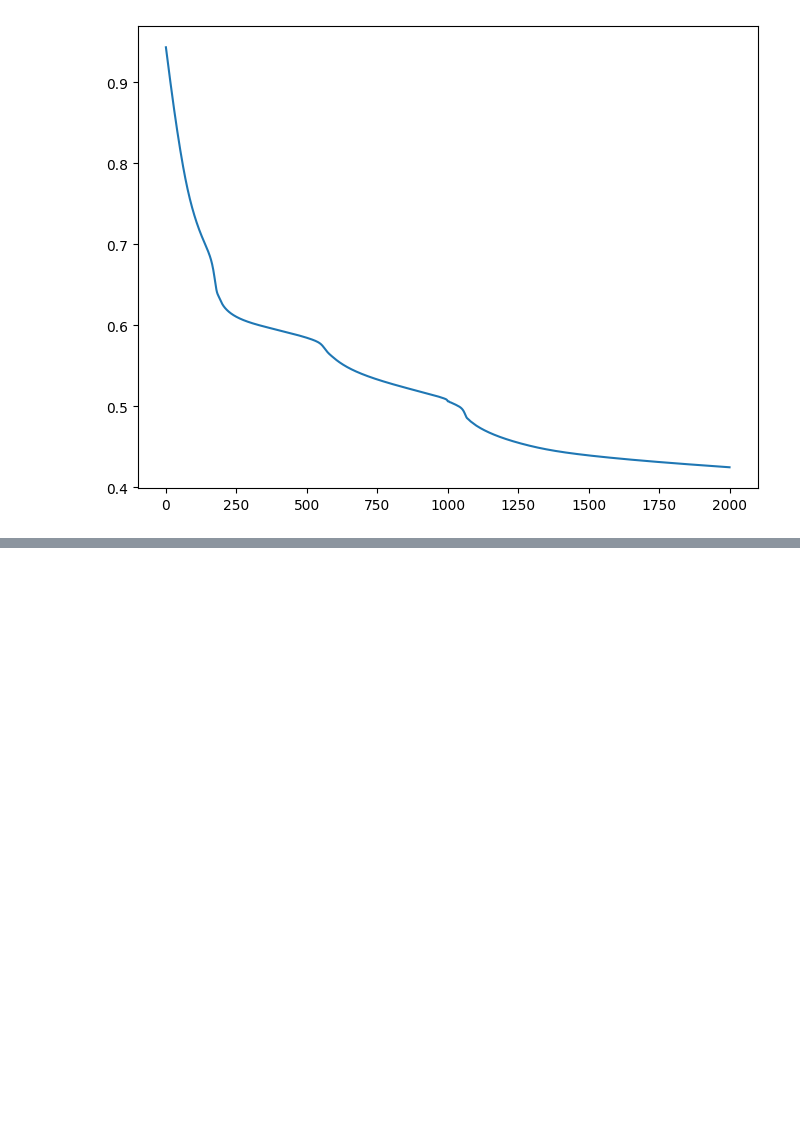
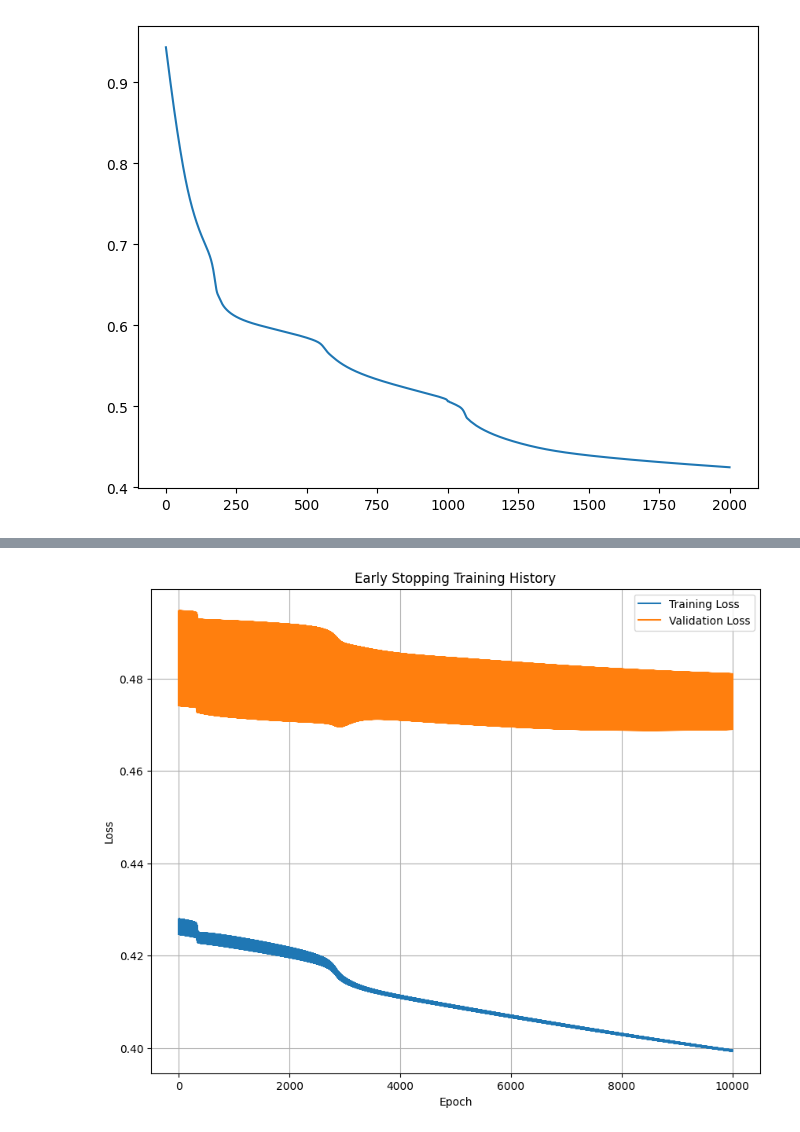
Before and after one commit to Shah-fahadml33/BackPropigation-and-MLP, a Jupyter notebook: MLP/Testing.ipynb, the cells around one changed output, grey strips where cells are left out. Saved outputs shown, nothing was run; the diff lists cells and outputs as text; code cells hidden in the pictures; blank space fills up the shorter version.

Commit message:
Fix training loops and add zerograd() calls, implement early stopping with loss tracking

```diff
--- a/MLP/Testing.ipynb
+++ b/MLP/Testing.ipynb
@@ -162,0 +183,35 @@ plt.plot(test_loses)
+# %%
+stopper=EarlyStopping(patience=5,min_delta=1e-4)
+
+
+epochs=10000
+# %%
+train_losses_es = []
+val_losses_es = []
+
+for epoch in range(epochs):
+    #traingin step
+    pred=new_model.forward(x_train)
+    train_loss=new_model.compute_loss(pred,y_train)
+    train_losses_es.append(train_loss)
+    new_model.zerograd()
+    new_model.backward(y_train)
+    new_optimizer.step()
+
+    #validation step
+    pred2=new_model.forward(x_test)
+    val_loss=new_model.compute_loss(pred2,y_test)
+    val_losses_es.append(val_loss)
+
+    #call early stopping
+    stopper(val_loss, new_model.params)
+
+    #print out whats happening
+    if epoch % 100==0:
+        print(f"Epoch :{epoch} | Train Loss {train_loss:.4f}  |Validation loss {val_loss:.4f}")
+
+    if stopper.early_stop:
+        print(f"\nEarly stopping is Triggered in Epoch {epoch+1}")
+        print(f"Restoring best weights.\nDone!")
+        stopper.restore_best_weight(new_model.params)
+        break
@@ -162,0 +236,12 @@ plt.plot(test_loses)
+# %%
+plt.figure(figsize=(10,8))
+plt.plot(train_losses_es, label="Training Loss")
+plt.plot(val_losses_es, label="Validation Loss")
+plt.xlabel("Epoch")
+plt.ylabel("Loss")
+plt.title("Early Stopping Training History")
+plt.legend()
+plt.grid(True)
+plt.show()
+# %% [output]
+[figure, added]
```
Also changed, not shown: parts of 8 cells of this notebook, 3 other files.
